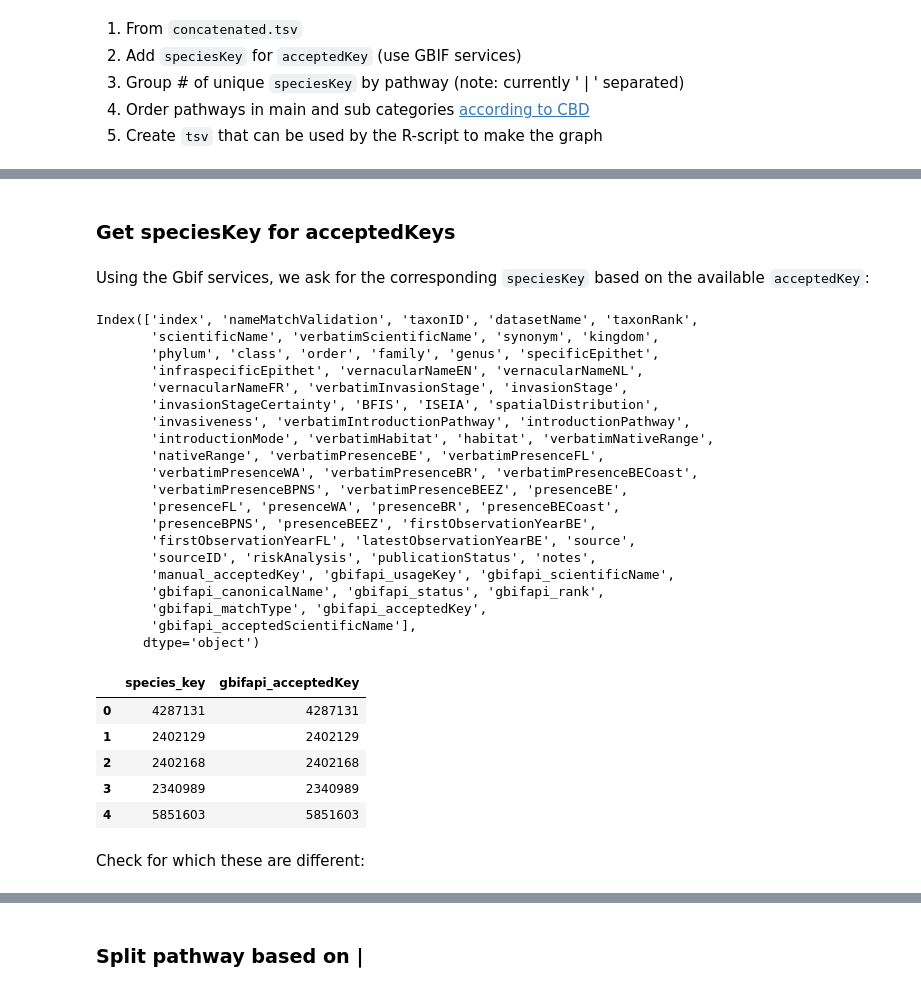
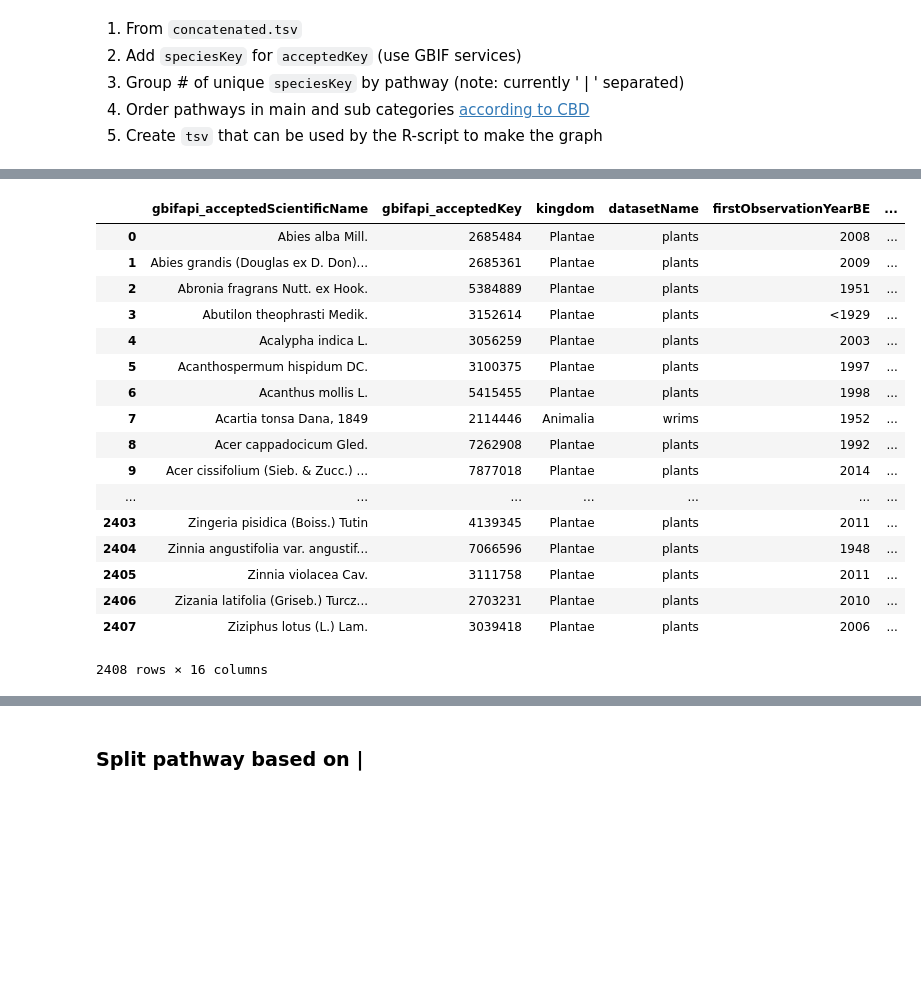
Before and after one commit to trias-project/alien-species-checklist, a Jupyter notebook: notebooks/0-stijnvanhoey-viz-pathways.ipynb, the cells around one changed output, grey strips where cells are left out. Saved outputs shown, nothing was run; the diff lists cells and outputs as text; code cells hidden in the pictures; blank space fills up the shorter version.

Commit message:
update pathway data file by adapting notebook

```diff
--- a/notebooks/0-stijnvanhoey-viz-pathways.ipynb
+++ b/notebooks/0-stijnvanhoey-viz-pathways.ipynb
@@ -15,7 +15,7 @@ sns.set_style("whitegrid")
 4. Order pathways in main and sub categories [according to CBD](https://github.com/inbo/alien-species-checklist/issues/62#issuecomment-217879029)
 5. Create `tsv` that can be used by the R-script to make the graph
 # %%
-concat_data = pd.read_csv("../data/processed/checklist.tsv", sep="\t", dtype=object)
+concat_data = pd.read_csv("../data/processed/aggregated-checklist.tsv", sep="\t", dtype=object)
 # %%
 concat_data.columns
 # %% [output]
@@ -41,5 +27 @@ Index(['index', 'nameMatchValidation', 'taxonID', 'datasetName', 'taxonRank',
       dtype='object')
-# %% [markdown]
-### Get speciesKey for acceptedKeys
-# %% [markdown]
-Using the Gbif services, we ask for the corresponding `speciesKey` based on the available `acceptedKey`:
@@ -57,23 +28,21 @@ def get_species_key(accepted_key):
 # %%
-concat_data.columns
+concat_data
 # %% [output]
+|  | gbifapi_acceptedScientificName | gbifapi_acceptedKey | kingdom | datasetName | firstObservationYearBE | ... |
+| 0 | Abies alba Mill. | 2685484 | Plantae | plants | 2008 | ... |
+| 1 | Abies grandis (Douglas ex D. Don)... | 2685361 | Plantae | plants | 2009 | ... |
+| 2 | Abronia fragrans Nutt. ex Hook. | 5384889 | Plantae | plants | 1951 | ... |
+| 3 | Abutilon theophrasti Medik. | 3152614 | Plantae | plants | <1929 | ... |
+| 4 | Acalypha indica L. | 3056259 | Plantae | plants | 2003 | ... |
+| 5 | Acanthospermum hispidum DC. | 3100375 | Plantae | plants | 1997 | ... |
+| 6 | Acanthus mollis L. | 5415455 | Plantae | plants | 1998 | ... |
+| 7 | Acartia tonsa Dana, 1849 | 2114446 | Animalia | wrims | 1952 | ... |
+| 8 | Acer cappadocicum Gled. | 7262908 | Plantae | plants | 1992 | ... |
+| 9 | Acer cissifolium (Sieb. & Zucc.) ... | 7877018 | Plantae | plants | 2014 | ... |
+| ... | ... | ... | ... | ... | ... | ... |
+| 2403 | Zingeria pisidica (Boiss.) Tutin | 4139345 | Plantae | plants | 2011 | ... |
+| 2404 | Zinnia angustifolia var. angustif... | 7066596 | Plantae | plants | 1948 | ... |
+| 2405 | Zinnia violacea Cav. | 3111758 | Plantae | plants | 2011 | ... |
+| 2406 | Zizania latifolia (Griseb.) Turcz... | 2703231 | Plantae | plants | 2010 | ... |
+| 2407 | Ziziphus lotus (L.) Lam. | 3039418 | Plantae | plants | 2006 | ... |
-Index(['index', 'nameMatchValidation', 'taxonID', 'datasetName', 'taxonRank',
-       'scientificName', 'verbatimScientificName', 'synonym', 'kingdom',
-       'phylum', 'class', 'order', 'family', 'genus', 'specificEpithet',
-       'infraspecificEpithet', 'vernacularNameEN', 'vernacularNameNL',
-       'vernacularNameFR', 'verbatimInvasionStage', 'invasionStage',
-       'invasionStageCertainty', 'BFIS', 'ISEIA', 'spatialDistribution',
-       'invasiveness', 'verbatimIntroductionPathway', 'introductionPathway',
-       'introductionMode', 'verbatimHabitat', 'habitat', 'verbatimNativeRange',
-       'nativeRange', 'verbatimPresenceBE', 'verbatimPresenceFL',
-       'verbatimPresenceWA', 'verbatimPresenceBR', 'verbatimPresenceBECoast',
-       'verbatimPresenceBPNS', 'verbatimPresenceBEEZ', 'presenceBE',
-       'presenceFL', 'presenceWA', 'presenceBR', 'presenceBECoast',
-       'presenceBPNS', 'presenceBEEZ', 'firstObservationYearBE',
-       'firstObservationYearFL', 'latestObservationYearBE', 'source',
-       'sourceID', 'riskAnalysis', 'publicationStatus', 'notes',
-       'manual_acceptedKey', 'gbifapi_usageKey', 'gbifapi_scientificName',
-       'gbifapi_canonicalName', 'gbifapi_status', 'gbifapi_rank',
-       'gbifapi_matchType', 'gbifapi_acceptedKey',
-       'gbifapi_acceptedScientificName'],
-      dtype='object')
+2408 rows × 16 columns
@@ -82,11 +48,0 @@ concat_data["species_key"] = concat_data.apply(lambda x: get_species_key(x["gbif
-# %%
-concat_data[["species_key", "gbifapi_acceptedKey"]].head()
-# %% [output]
-|  | species_key | gbifapi_acceptedKey |
-| 0 | 4287131 | 4287131 |
-| 1 | 2402129 | 2402129 |
-| 2 | 2402168 | 2402168 |
-| 3 | 2340989 | 2340989 |
-| 4 | 5851603 | 5851603 |
-# %% [markdown]
-Check for which these are different:
```
Also changed, not shown: parts of 14 cells of this notebook, 1 other file.
